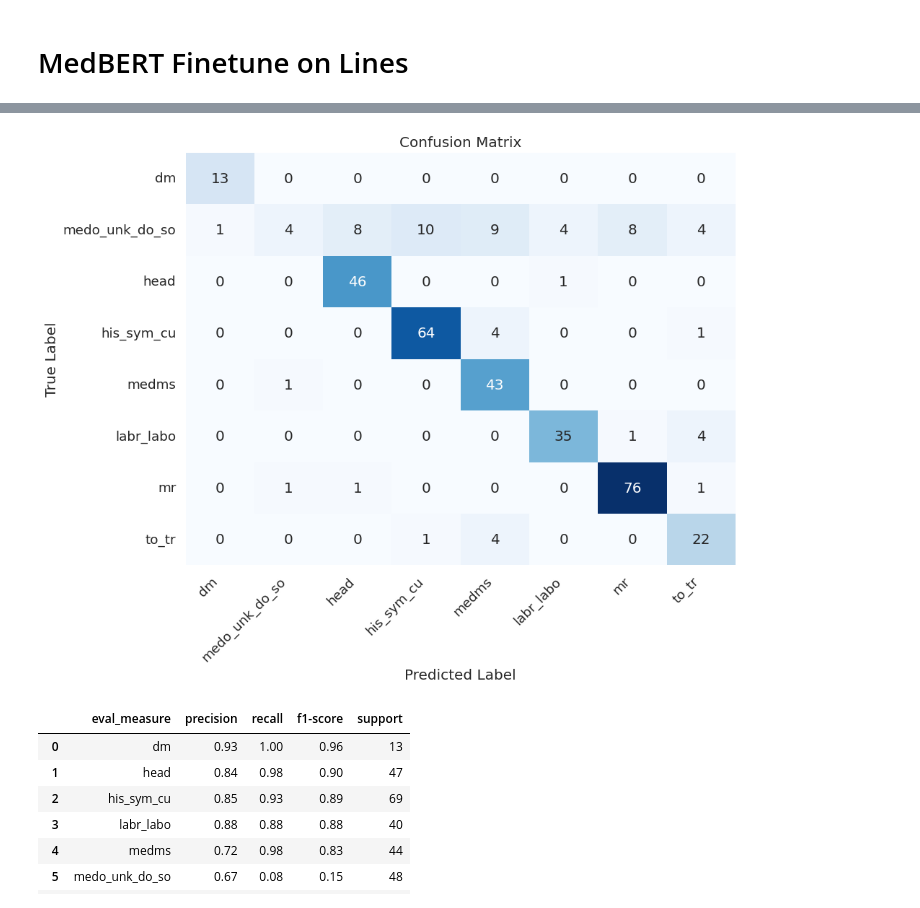
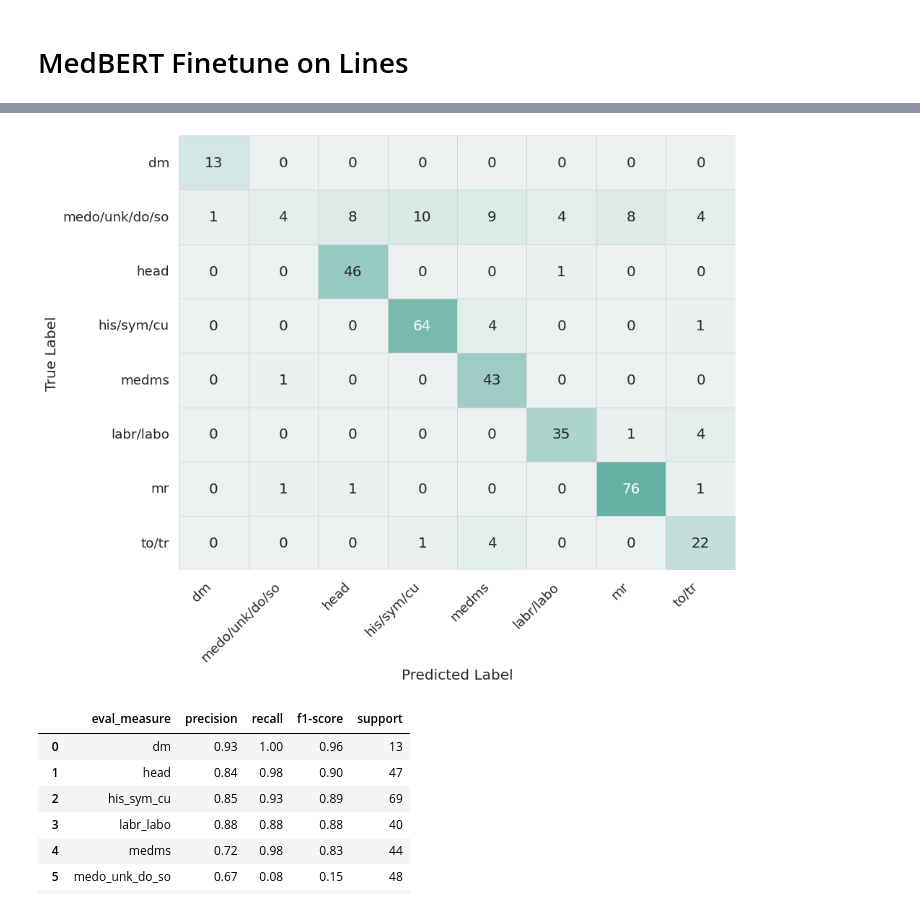
Before and after one commit to maregli/inf-extr, a Jupyter notebook: notebooks/line-label_prediction/line-label_model_comparison.ipynb, the cells around one changed output, grey strips where cells are left out. Cells and saved outputs as stored; diff of their text form; code cells hidden in the pictures.

Commit message:
improved plots

```diff
--- a/notebooks/line-label_prediction/line-label_model_comparison.ipynb
+++ b/notebooks/line-label_prediction/line-label_model_comparison.ipynb
@@ -45,32 +30,46 @@ line_label_id2label
 # %%
 import matplotlib.pyplot as plt
 import seaborn as sns
 from sklearn.metrics import confusion_matrix
+import matplotlib.colors as mcolors
+import numpy as np
+
+viridis_cmap = plt.get_cmap('viridis_r')
+cmap = sns.color_palette("ch:s=.25,rot=-.25", as_cmap=True)
+
+# Extract a subset of colors from the "viridis" colormap
+start_index = 120  # Start index of colors to include
+end_index = 200 # End index of colors to include
+subset_colors = viridis_cmap(np.linspace(start_index / 255, end_index / 255, end_index - start_index + 1))
+
+# Create a custom colormap using the subset of colors
+custom_cmap = mcolors.ListedColormap(subset_colors)
+custom_cmap = sns.color_palette("light:#5A9", as_cmap=True)
 
 def pretty_confusion_matrix(y_true, y_pred, labels):
     # Create the confusion matrix
     cm = confusion_matrix(y_true=y_true, y_pred=y_pred)
 
     # Plotting the confusion matrix
     plt.figure(figsize=(10, 8))
     sns.set_theme(font_scale=1.2)  # Adjust font size for labels
-    sns.heatmap(cm, annot=True, fmt='d', cmap='Blues', cbar=False,
-                yticklabels=labels, xticklabels=labels)
+    sns.heatmap(cm, annot=True, fmt='d', cmap=custom_cmap, cbar=False,
+                yticklabels=labels, xticklabels=labels, alpha=0.9, linewidths=0.5, linecolor='lightgrey')
     plt.xlabel('Predicted Label')
     plt.ylabel('True Label')
-    plt.title('Confusion Matrix')
     plt.xticks(rotation=45, ha='right')  # Rotate x-axis labels for better readability
     plt.yticks(rotation=0)
+    plt.grid(False)
     plt.tight_layout()
     plt.show()
 
 
 # Get the labels for better display
-display_labels = list(line_label_id2label.values())
+display_labels = [label.replace("_", "/") for label in line_label_id2label.values()]
 
 pretty_confusion_matrix(y_true, y_pred, display_labels)
 # %% [output]
-[figure, old version]
+[figure, new version]
 # %%
 y_valid = [line_label_id2label[label] for label in y_true]
 y_pred = [line_label_id2label[pred] for pred in y_pred]
```
Also changed, not shown: parts of 9 cells of this notebook.
